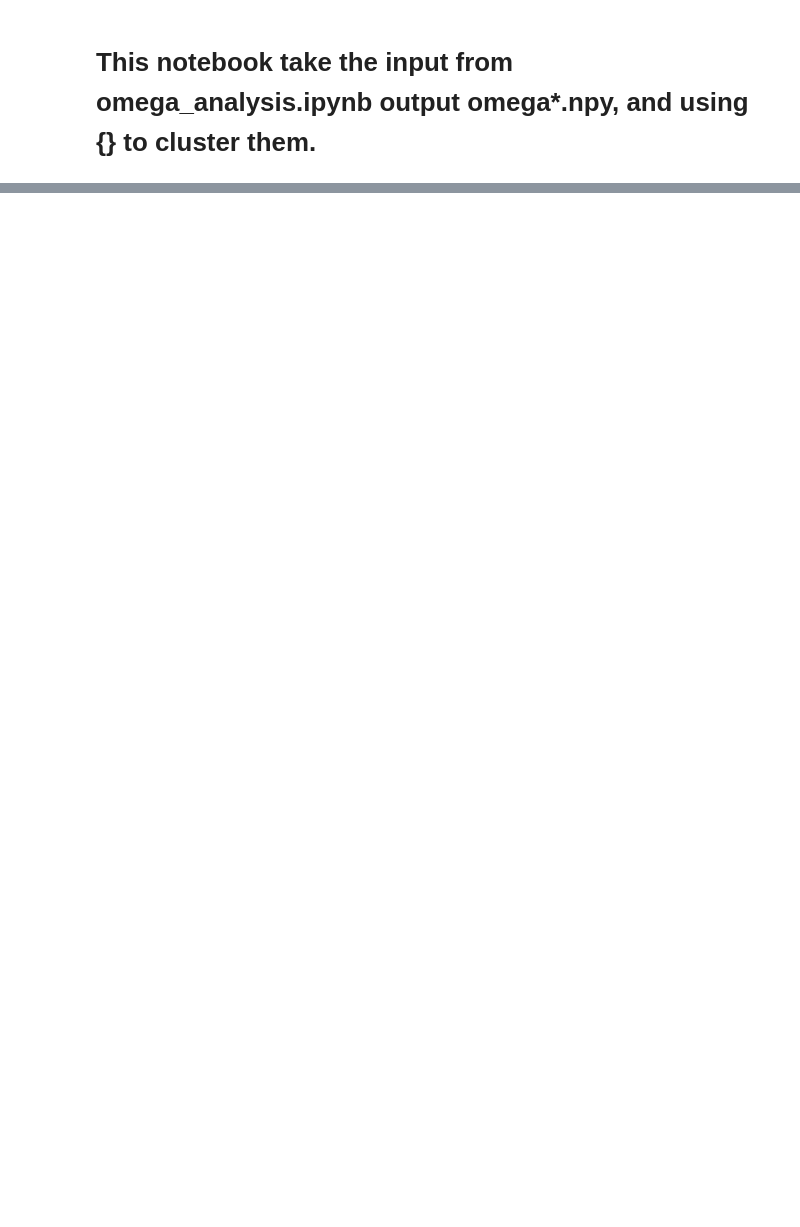
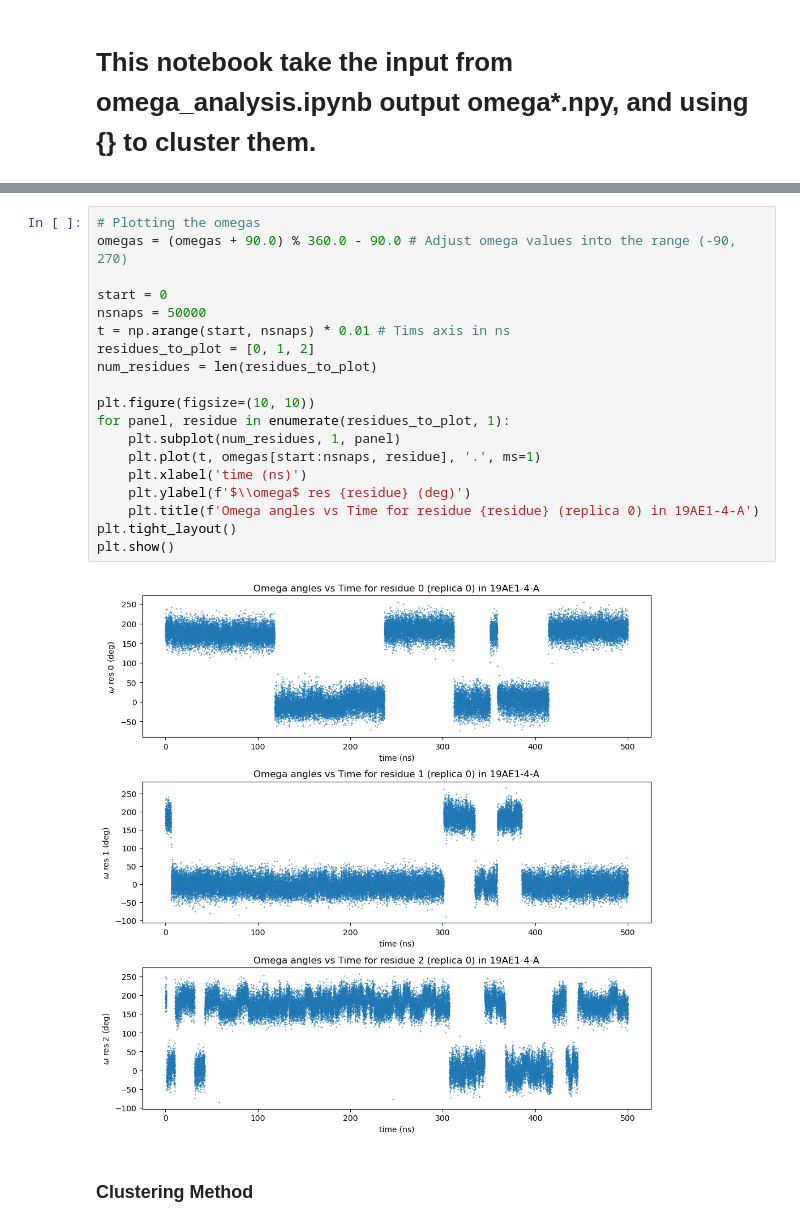
Before and after one commit to starwingc/peptoid_24summer, a Jupyter notebook: peptoid/19AE1-4-A/GAFF/protonated/HREX_500ns/clustering.ipynb, the cells around one changed output, grey strips where cells are left out. Drawn from its saved outputs; the diff is of its cells as text; blank space fills up the shorter version.

```diff
--- a/peptoid/19AE1-4-A/GAFF/protonated/HREX_500ns/clustering.ipynb
+++ b/peptoid/19AE1-4-A/GAFF/protonated/HREX_500ns/clustering.ipynb
@@ -62,0 +32,23 @@ plt.show()
+# %%
+# Plotting the omegas
+omegas = (omegas + 90.0) % 360.0 - 90.0 # Adjust omega values into the range (-90, 270)
+
+start = 0
+nsnaps = 50000
+t = np.arange(start, nsnaps) * 0.01 # Tims axis in ns
+residues_to_plot = [0, 1, 2]
+num_residues = len(residues_to_plot)
+
+plt.figure(figsize=(10, 10))
+for panel, residue in enumerate(residues_to_plot, 1):
+    plt.subplot(num_residues, 1, panel)
+    plt.plot(t, omegas[start:nsnaps, residue], '.', ms=1)
+    plt.xlabel('time (ns)')
+    plt.ylabel(f'$\\omega$ res {residue} (deg)')
+    plt.title(f'Omega angles vs Time for residue {residue} (replica 0) in 19AE1-4-A')
+plt.tight_layout()
+plt.show()
+# %% [output]
+[figure, added]
+# %% [markdown]
+### Clustering Method
```
Also changed, not shown: parts of 15 cells of this notebook, 1 other file.
